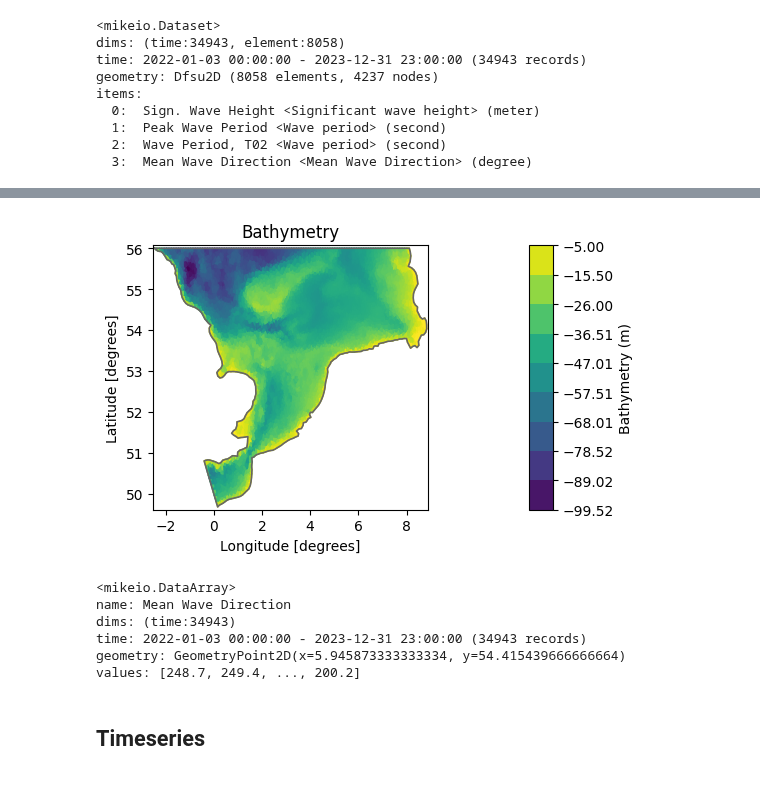
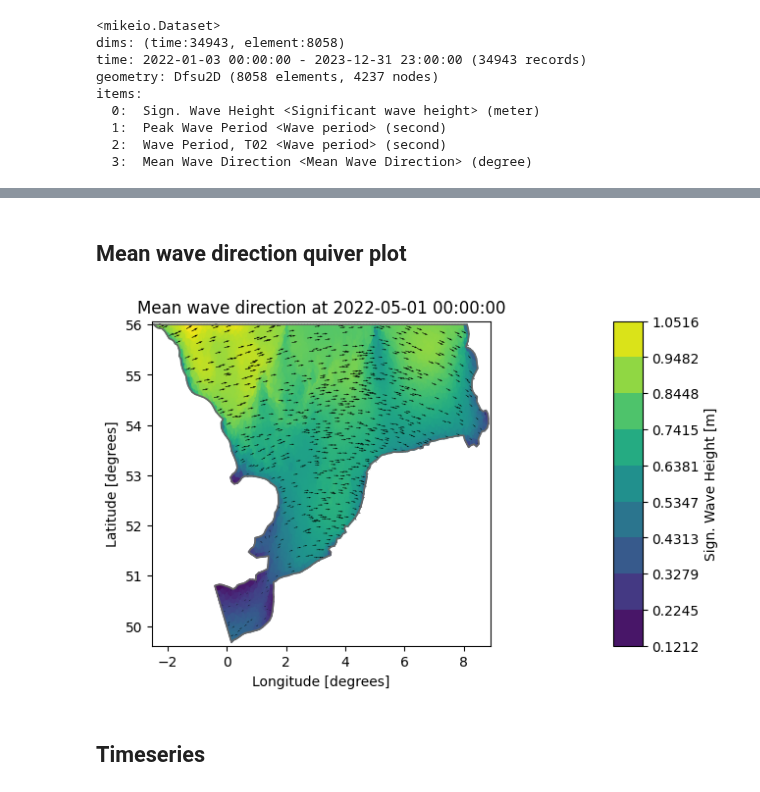
Before and after one commit to DHI/WaterBench-MIKE21SW-SouthernNorthSea, a Jupyter notebook: code/explore_model_result_data.ipynb, the cells around one changed output, grey strips where cells are left out. Saved outputs shown, nothing was run; the diff lists cells and outputs as text; code cells hidden in the pictures.

```diff
--- a/code/explore_model_result_data.ipynb
+++ b/code/explore_model_result_data.ipynb
@@ -96,17 +87,45 @@ projection: LONG/LAT
-# %%
-geom.plot();
-# %% [output]
-[figure, removed]
-# %%
-da = ds["Mean Wave Direction"].isel(element=-1)
-da
-# %% [output]
-<mikeio.DataArray>
-name: Mean Wave Direction
-dims: (time:34943)
-time: 2022-01-03 00:00:00 - 2023-12-31 23:00:00 (34943 records)
-geometry: GeometryPoint2D(x=5.945873333333334, y=54.415439666666664)
-values: [248.7, 249.4, ..., 200.2]
+# %% [markdown]
+## Mean wave direction quiver plot
+# %%
+# Quiver plot of mean wave direction with arrows scaled by significant wave heights
+
+# Get time step index
+if "sample" in mr_fldr:
+    time_step = int(ds.time.get_loc(plot_time))
+else:
+    time_step = int(ds.time.get_loc(plot_time).start)
+
+# Downsampling step for arrows
+step = 10
+
+# Geometry
+ec = ds.geometry.element_coordinates
+x = ec[:,0][::step]
+y = ec[:,1][::step]
+
+# Extract direction and height
+directions = ds["Mean Wave Direction"][time_step].values[::step]
+heights = ds["Sign. Wave Height"][time_step].values[::step]
+
+# Convert directions to radians
+radians = np.deg2rad(directions)
+
+# Scale unit vectors by SWH
+u_ds = heights * np.cos(radians)
+v_ds = heights * np.sin(radians)
+
+# Plot background (Significant Wave Height as colormap)
+ax = ds["Sign. Wave Height"][time_step].plot(figsize=(8,8))
+ax.title.set_text(f"Mean wave direction at {ds.time[time_step]}")
+
+# Overlay arrows, with length proportional to SWH
+ax.quiver(x, y, u_ds, v_ds, scale=50, minshaft=2, color="black")
+if save_fig:
+    plt.savefig(f"{fig_fldr}wave_directions_{plot_time}.png")
+if show_fig:
+    plt.show()
+# %% [output]
+[figure, added]
 # %% [markdown]
 ## Timeseries
 # %%
```
Also changed, not shown: parts of 4 cells of this notebook, 2 other files.
